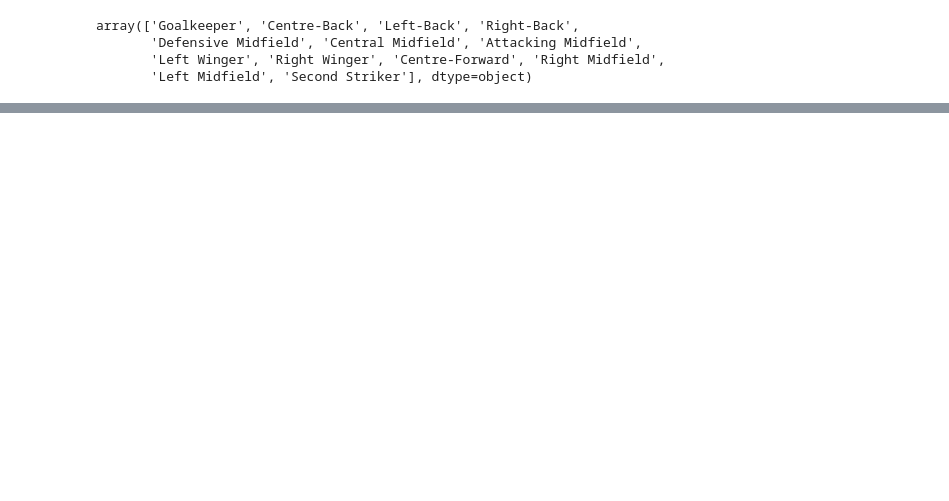
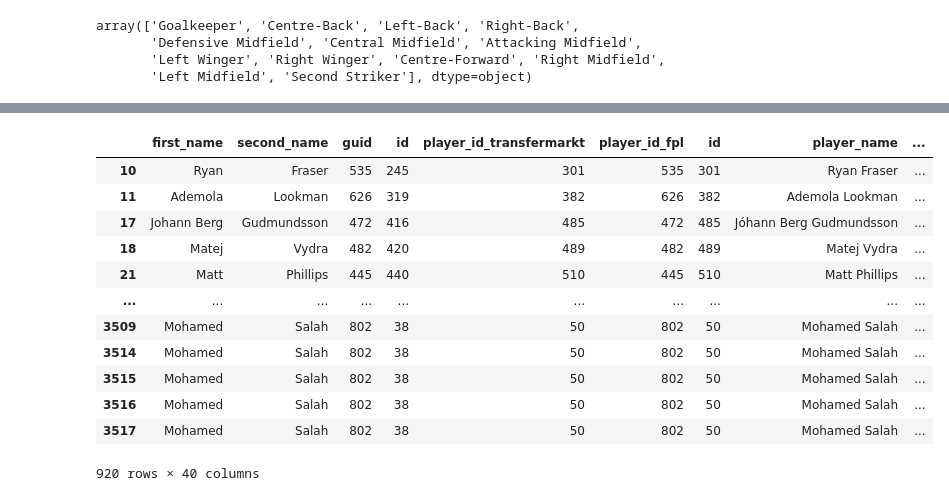
Before and after one commit to Shomrey/football-progres-analysis, a Jupyter notebook: Analysis-football-players.ipynb, the cells around one changed output, grey strips where cells are left out. Cells and saved outputs as stored; diff of their text form; code cells hidden in the pictures; blank space fills up the shorter version.

```diff
--- a/Analysis-football-players.ipynb
+++ b/Analysis-football-players.ipynb
@@ -588,0 +634,16 @@ KeyError: 'player_position'
+# %%
+attackers
+# %% [output]
+|  | first_name | second_name | guid | id | player_id_transfermarkt | player_id_fpl | id | player_name | ... |
+| 10 | Ryan | Fraser | 535 | 245 | 301 | 535 | 301 | Ryan Fraser | ... |
+| 11 | Ademola | Lookman | 626 | 319 | 382 | 626 | 382 | Ademola Lookman | ... |
+| 17 | Johann Berg | Gudmundsson | 472 | 416 | 485 | 472 | 485 | Jóhann Berg Gudmundsson | ... |
+| 18 | Matej | Vydra | 482 | 420 | 489 | 482 | 489 | Matej Vydra | ... |
+| 21 | Matt | Phillips | 445 | 440 | 510 | 445 | 510 | Matt Phillips | ... |
+| ... | ... | ... | ... | ... | ... | ... | ... | ... | ... |
+| 3509 | Mohamed | Salah | 802 | 38 | 50 | 802 | 50 | Mohamed Salah | ... |
+| 3514 | Mohamed | Salah | 802 | 38 | 50 | 802 | 50 | Mohamed Salah | ... |
+| 3515 | Mohamed | Salah | 802 | 38 | 50 | 802 | 50 | Mohamed Salah | ... |
+| 3516 | Mohamed | Salah | 802 | 38 | 50 | 802 | 50 | Mohamed Salah | ... |
+| 3517 | Mohamed | Salah | 802 | 38 | 50 | 802 | 50 | Mohamed Salah | ... |
+920 rows × 40 columns
```
Also changed, not shown: parts of 16 cells of this notebook.
